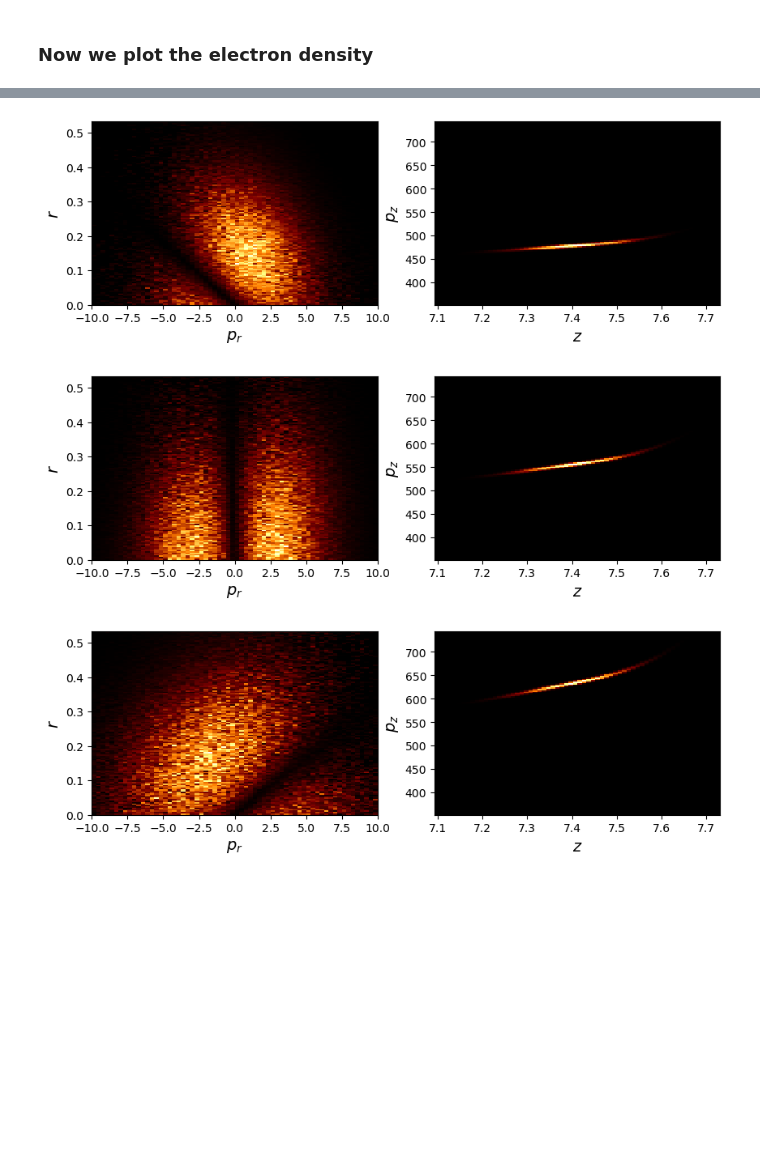
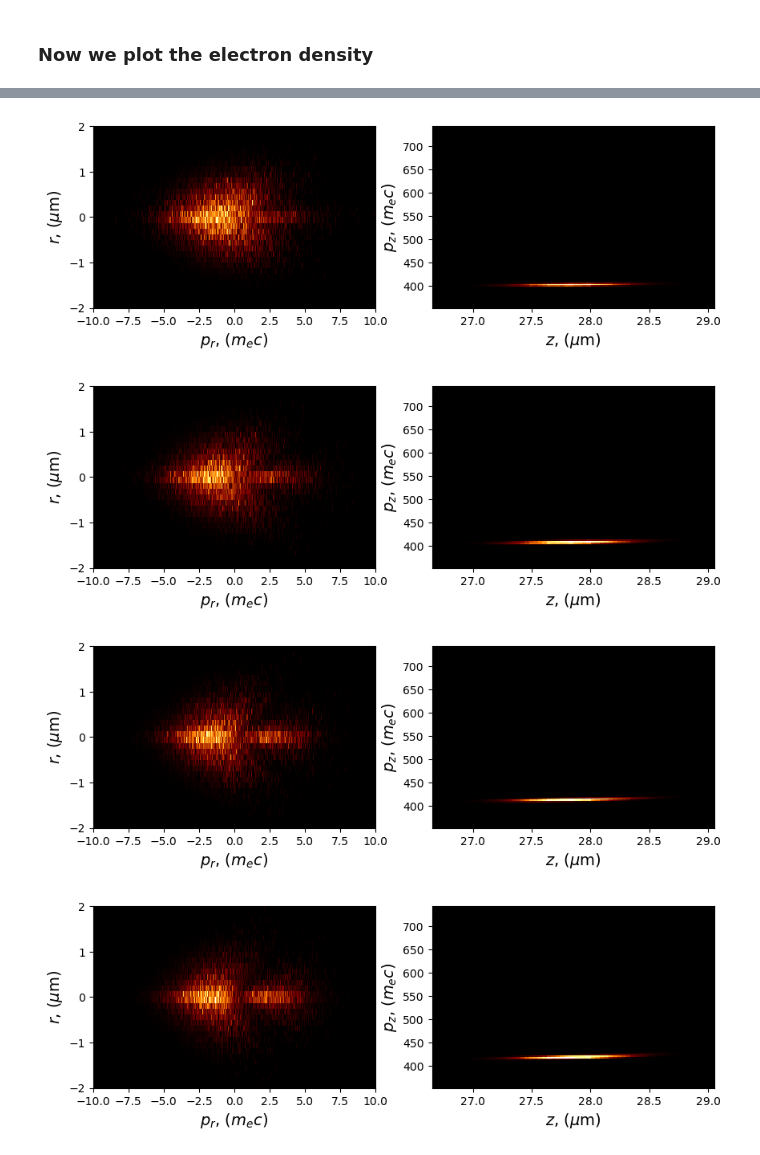
Before and after one commit to viktoriiazakharova/QSA_PWFA, a Jupyter notebook: example/Tutorial_NonlinearRelativisticAcceleration.ipynb, the cells around one changed output, grey strips where cells are left out. Cells and saved outputs as stored; diff of their text form; code cells hidden in the pictures; blank space fills up the shorter version.

```diff
--- a/example/Tutorial_NonlinearRelativisticAcceleration.ipynb
+++ b/example/Tutorial_NonlinearRelativisticAcceleration.ipynb
@@ -42,15 +42,15 @@ gamma_trl = 200/0.511
 delta_gamma_rel = 0.005
 delta_theta = 6e-3
 
-dt_trl = 2 * np.pi * (2 * gamma_trl)**.5 / 20
+dt_trl = 2 * np.pi * (2 * gamma_trl)**.5 / 32
 
-N_steps = int(np.ceil(750e-6 / k_p_inv / dt_trl / 2) * 2)
+N_steps = 8
 # %% [markdown]
 ### and uniform plasma with a longitudinal and transverse sizes of 3 plasma waves
 # %%
 # plasma
-L_xi = 1.5 * (2*np.pi)
-L_r = 0.5 * (2*np.pi)
+L_xi = 3 * (2*np.pi)
+L_r = 1 * (2*np.pi)
 
 # grid
 N_xi = 512 * 2
@@ -100,7 +119,7 @@ sim.diagnostics = [
                       ),
     BunchDiagnostics( sim, witness_bunch,
                       fields=['p_z','p_r'],
-                      xi_step=1, dt_step=8 )
+                      xi_step=1, dt_step=1 )
 ]
 
-sim.run_steps(N_steps+1)
+sim.run_steps(N_steps)
@@ -149,29 +158,36 @@ for fld in diag.fields:
 # %%
-dr_trl = 2 * dr #np.gradient(sim.diagnostics[-1].bunch.r0).mean()
+dr_trl = 2 * dr
+diag = sim.diagnostics[-1]
+
+for outout in np.array(diag.outputs):
 
 
-for outout in np.array(sim.diagnostics[-1].outputs):
+    z, pz = outout['xi'].flatten(), \
+        outout['p_z'].flatten()
 
-    z, pz, w = outout['xi'].flatten(), \
-        outout['p_z'].flatten(), \
-        outout['dQ'].flatten()
+    pr_range = [-10.,10]
+    r_range = [0, sim.diagnostics[-1].bunch.rmax * k_p_inv* 1e6]
     r, pr, w = outout['r'].flatten(), \
         outout['p_r'].flatten(), \
-        outout['dQ'].flatten()
-
-    r_round = dr_trl * np.ceil(r / dr_trl)
+        outout['dQ'].flatten(), \
 
     fig, (ax1, ax2) = plt.subplots(1,2, figsize=(10,3), dpi=100)
-    ax1.hist2d(pr, r, weights=w, bins=(64, 128),
-               range=[[-10.,10],[0, sim.diagnostics[-1].bunch.rmax],],
+    val, pr_ax, r_ax = np.histogram2d(pr, r * k_p_inv* 1e6, weights=w, bins=(256, 128),
+                                        range=[pr_range,r_range],);
+    # val /= r_ax[1:][None,:]
+    ax1.imshow(val.T, origin='lower', aspect='auto',
+               extent=pr_range+r_range,
+               cmap=plt.cm.afmhot_r,
+              )
+    ax1.set_ylabel(r'$r$, ($\mu$m)', size=14)
+    ax1.set_xlabel(r'$p_r$, ($m_e c$)', size=14)
+
+    z_range = np.array([witness_bunch.xi_0 - 4*sigma_Xi_trl,
+                        witness_bunch.xi_0 + 4*sigma_Xi_trl]) * k_p_inv* 1e6
+
+    ax2.hist2d(z * k_p_inv* 1e6, pz, weights=w, bins=(64, 128),
+               range=[z_range, [0.9*gamma_trl, 1.9*gamma_trl]],
                cmap=plt.cm.afmhot_r );
-    ax1.set_ylabel(r'$r$', size=14)
-    ax1.set_xlabel(r'$p_r$', size=14)
-
-    ax2.hist2d(z, pz, weights=w, bins=(64, 128),
-               range=[[witness_bunch.xi_0 - 4*sigma_Xi_trl, witness_bunch.xi_0 + 4*sigma_Xi_trl],
-                      [0.9*gamma_trl, 1.9*gamma_trl]],
-               cmap=plt.cm.afmhot_r );
-    ax2.set_xlabel(r'$z$', size=14)
-    ax2.set_ylabel(r'$p_z$', size=14)
+    ax2.set_xlabel(r'$z$, ($\mu$m)', size=14)
+    ax2.set_ylabel(r'$p_z$, ($m_e c$)', size=14)
 # %% [output]
@@ -179,3 +195,4 @@ for outout in np.array(sim.diagnostics[-1].outputs):
-[figure, old version]
+[figure, new version]
-[figure, old version]
+[figure, new version]
-[figure, old version]
+[figure, new version]
+[figure, added]
```
Also changed, not shown: parts of 4 cells of this notebook, 5 other files.
